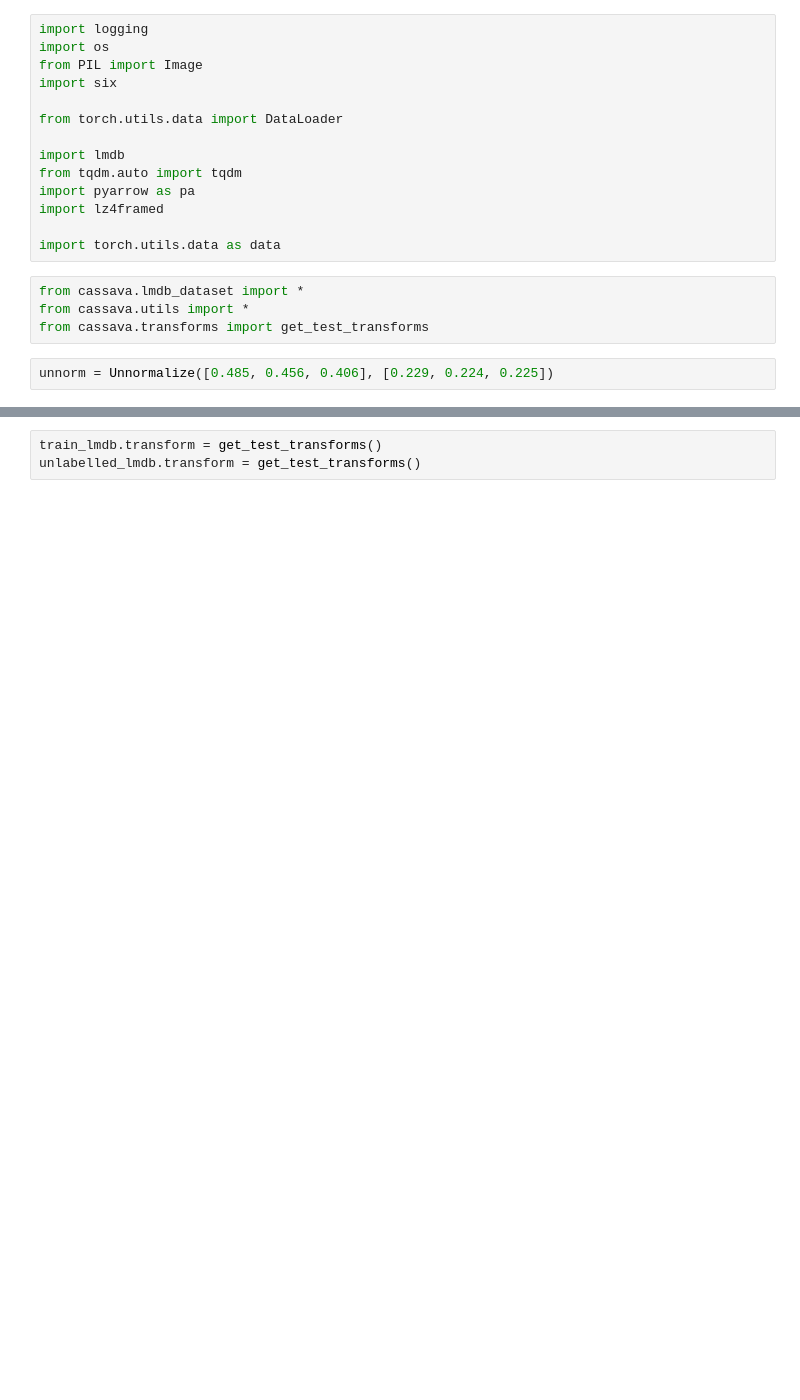
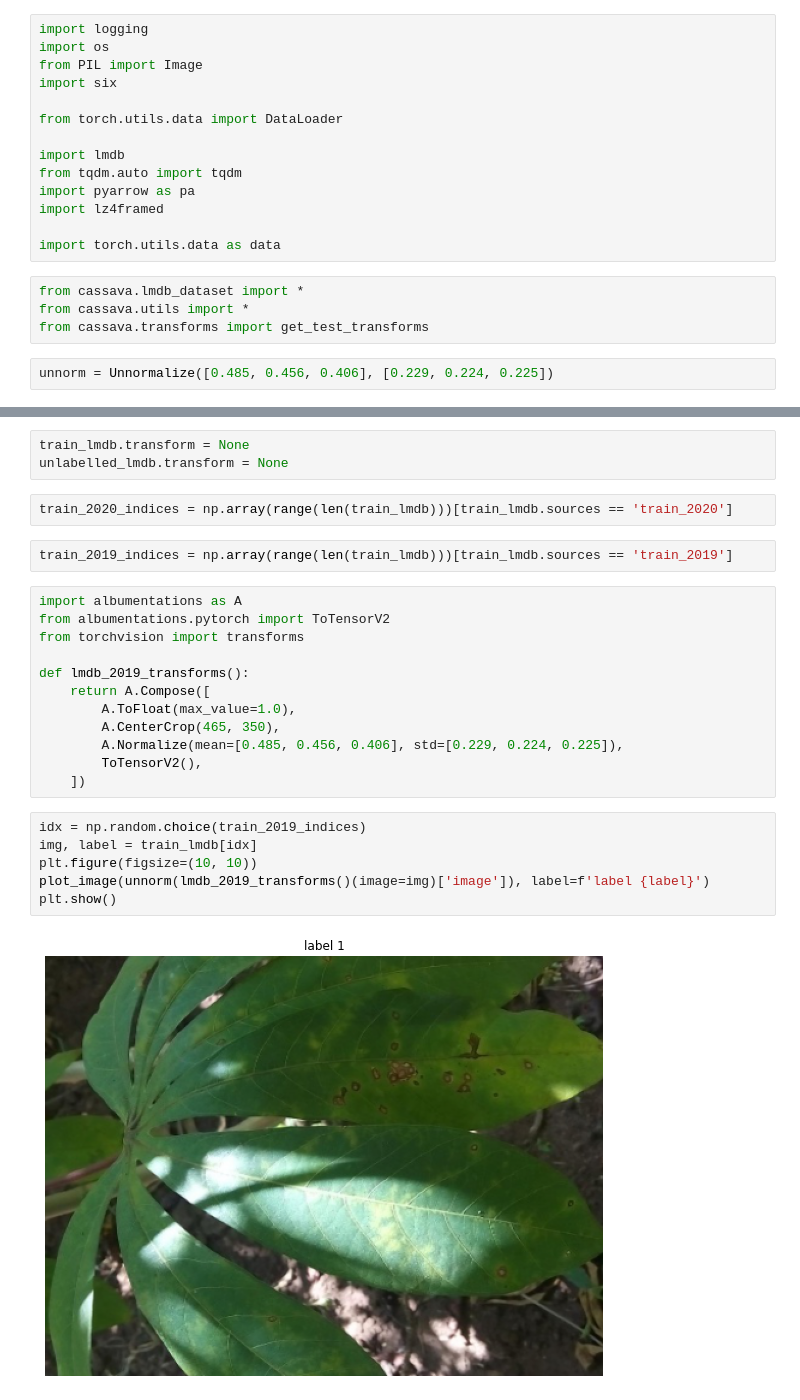
Before and after one commit to btseytlin/kaggle_cassava, a Jupyter notebook: notebooks/LMDB.ipynb, the cells around one changed output, grey strips where cells are left out. Cells and saved outputs as stored; diff of their text form; blank space fills up the shorter version.

```diff
--- a/notebooks/LMDB.ipynb
+++ b/notebooks/LMDB.ipynb
@@ -29,3 +29,27 @@ unlabelled_lmdb = context.catalog.load('unlabelled_lmdb')
 # %%
-train_lmdb.transform = get_test_transforms()
-unlabelled_lmdb.transform = get_test_transforms()
+train_lmdb.transform = None
+unlabelled_lmdb.transform = None
+# %%
+train_2020_indices = np.array(range(len(train_lmdb)))[train_lmdb.sources == 'train_2020']
+# %%
+train_2019_indices = np.array(range(len(train_lmdb)))[train_lmdb.sources == 'train_2019']
+# %%
+import albumentations as A
+from albumentations.pytorch import ToTensorV2
+from torchvision import transforms
+
+def lmdb_2019_transforms():
+    return A.Compose([
+        A.ToFloat(max_value=1.0),
+        A.CenterCrop(465, 350),
+        A.Normalize(mean=[0.485, 0.456, 0.406], std=[0.229, 0.224, 0.225]),
+        ToTensorV2(),
+    ])
+# %%
+idx = np.random.choice(train_2019_indices)
+img, label = train_lmdb[idx]
+plt.figure(figsize=(10, 10))
+plot_image(unnorm(lmdb_2019_transforms()(image=img)['image']), label=f'label {label}')
+plt.show()
+# %% [output]
+[figure, added]
```
Also changed, not shown: parts of 5 cells of this notebook, 16 other files.
